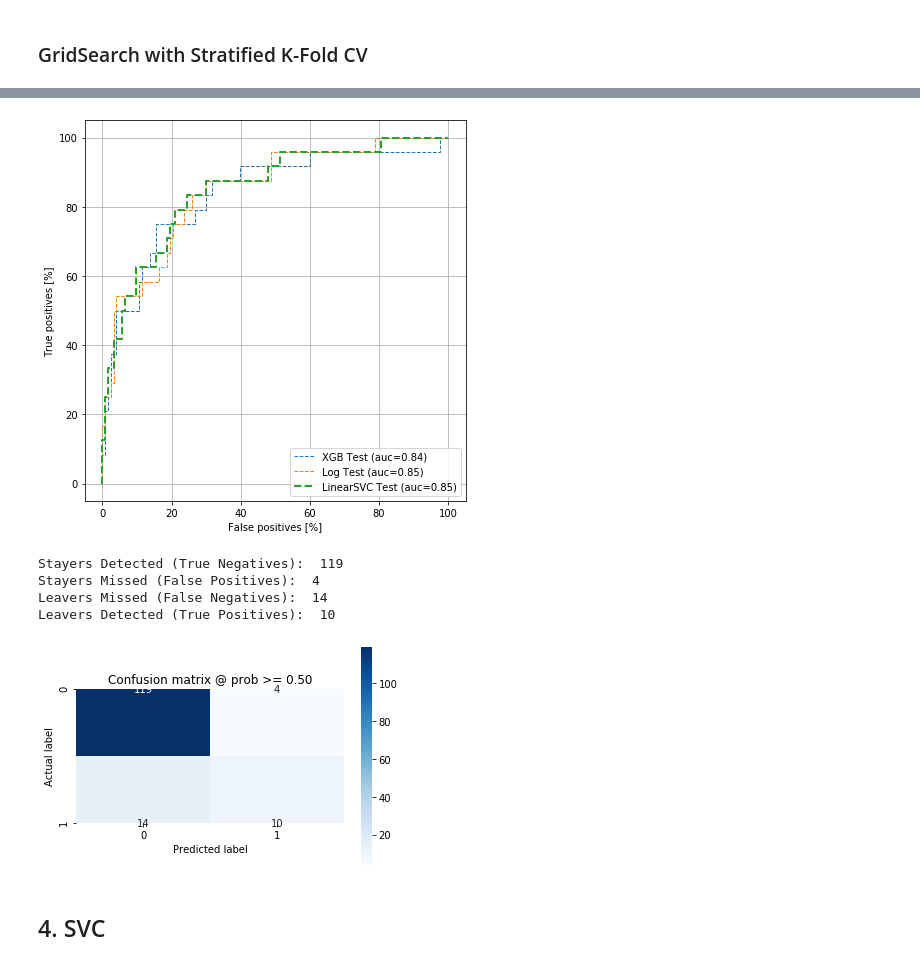
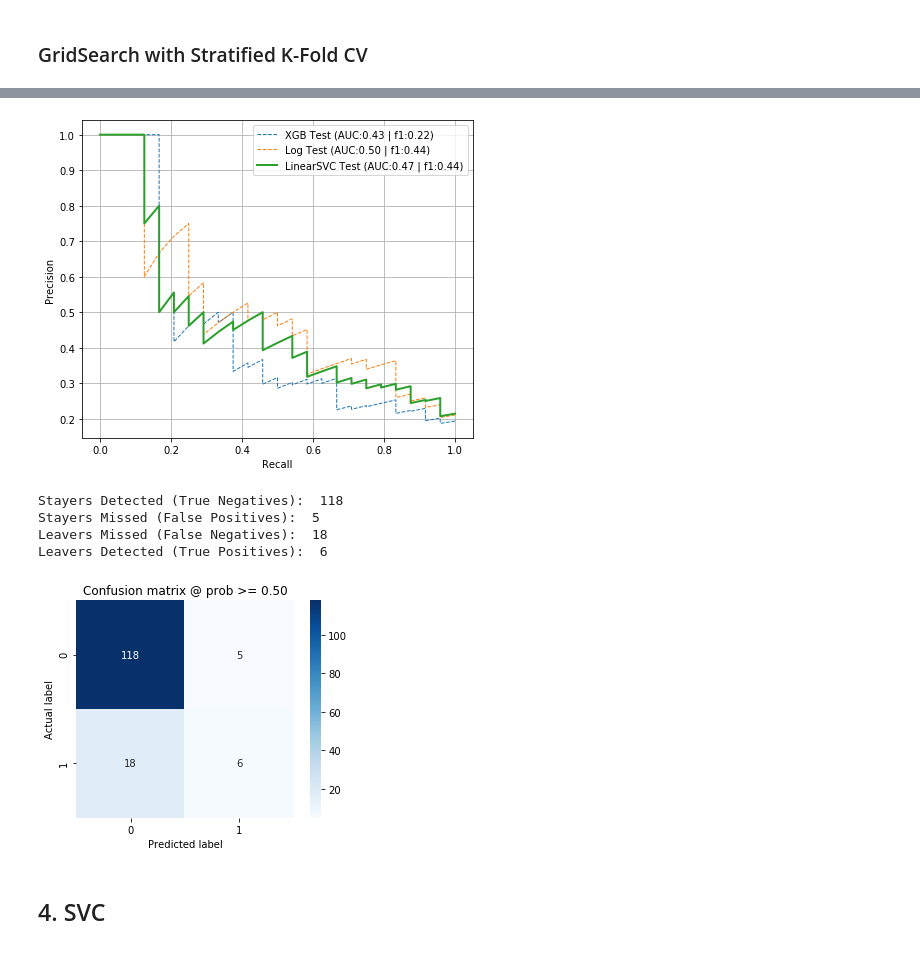
Before and after one commit to HenrikPereira/EDSBproject, a Jupyter notebook: Scripts/Data_models.ipynb, the cells around one changed output, grey strips where cells are left out. Saved outputs shown, nothing was run; the diff lists cells and outputs as text; code cells hidden in the pictures.

```diff
--- a/Scripts/Data_models.ipynb
+++ b/Scripts/Data_models.ipynb
@@ -248,6 +247,9 @@ XGBClassifier(base_score=0.5, booster='gbtree', colsample_bylevel=1,
 
 # Instantiate the cross validator
 skf = StratifiedKFold(n_splits=n_folds, shuffle=True)
+
+minmax = MinMaxScaler()
+train_feat_norm = minmax.fit_transform(train_features)
 
 # Loop through the indices the split() method returns
 for index, (train_indices, val_indices) in enumerate(skf.split(train_feat_norm, train_labels)):
@@ -261,5 +263,6 @@ for index, (train_indices, val_indices) in enumerate(skf.split(train_feat_norm,
 
     m_summary = save_metrics(m_summary, 'model_XGB', ytrain, model_XGB.predict_proba(xtrain)[:, 1], split_data='train', series='imbalanced')
     m_summary = save_metrics(m_summary, 'model_XGB', yval, model_XGB.predict_proba(xval)[:, 1], split_data='val', series='imbalanced')
+    m_summary = save_metrics(m_summary, 'model_XGB', test_labels, model_XGB.predict_proba(test_features)[:, 1], split_data='test', series='imbalanced')
 print('...Done')
 # %% [output]
@@ -361,5 +354,6 @@ for index, (train_indices, val_indices) in enumerate(skf.split(train_feat_norm,
 
     m_summary = save_metrics(m_summary, 'model_logistic', ytrain, model_logistic.predict_proba(xtrain)[:, 1], split_data='train', series='imbalanced')
     m_summary = save_metrics(m_summary, 'model_logistic', yval, model_logistic.predict_proba(xval)[:, 1], split_data='val', series='imbalanced')
+    m_summary = save_metrics(m_summary, 'model_logistic', test_labels, model_logistic.predict_proba(test_features)[:, 1], split_data='test', series='imbalanced')
 print('...Done')
 # %% [output]
@@ -441,0 +398,14 @@ LinearSVC(C=1, class_weight={0: 0.595945945945946, 1: 3.1056338028169015},
+# %%
+parameters_lsvc = [{
+    'C' : [i for i in range(1,10,2)],
+    'penalty' : ['l1', 'l2'],
+    'max_iter': [10000, 100000, 1000000]
+}]
+
+model_LinearSVC = grids_skf_lsvc(
+    train_features,
+    train_labels,
+    parameters_lsvc,
+    class_weights,
+    n_folds
+)
@@ -443,7 +422,7 @@ LinearSVC(C=1, class_weight={0: 0.595945945945946, 1: 3.1056338028169015},
 #m_summary = save_metrics(m_summary, 'model_LinearSVC', test_labels, model_LinearSVC.decision_function(test_features), split_data='test')
 
 # Instantiate the cross validator
-skf = StratifiedKFold(n_splits=10, shuffle=True)
+skf = StratifiedKFold(n_splits=n_folds, shuffle=True)
 
 # Loop through the indices the split() method returns
 for index, (train_indices, val_indices) in enumerate(skf.split(train_feat_norm, train_labels)):
@@ -457,5 +436,6 @@ for index, (train_indices, val_indices) in enumerate(skf.split(train_feat_norm,
 
     m_summary = save_metrics(m_summary, 'model_LinearSVC', ytrain, model_LinearSVC.decision_function(xtrain), split_data='train', series='imbalanced')
     m_summary = save_metrics(m_summary, 'model_LinearSVC', yval, model_LinearSVC.decision_function(xval), split_data='val', series='imbalanced')
+    m_summary = save_metrics(m_summary, 'model_LinearSVC', test_labels, model_LinearSVC.decision_function(test_features), split_data='test', series='imbalanced')
 print('...Done')
 # %% [output]
@@ -483,21 +462,21 @@ m_summary.groupby(['model', 'data']).mean().sort_values(by=['f1', 'recall'], asc
 # %%
 plt.figure(figsize=(7, 7))
-plot_roc("XGB Test", test_labels, model_XGB.predict_proba(test_features)[:, 1], lcolor=colors[0], lstyle='--', lwidth=1)
+plot_pr_curve("XGB Test", test_labels, model_XGB.predict_proba(test_features)[:, 1], model_XGB.predict(test_features), lcolor=colors[0], lstyle='--', lwidth=1)
 
-plot_roc("Log Test", test_labels, model_logistic.predict_proba(test_features)[:, 1], lcolor=colors[1], lstyle='--', lwidth=1)
+plot_pr_curve("Log Test", test_labels, model_logistic.predict_proba(test_features)[:, 1], model_logistic.predict(test_features), lcolor=colors[1], lstyle='--', lwidth=1)
 
-plot_roc("LinearSVC Test", test_labels, model_LinearSVC.decision_function(test_features), lcolor=colors[2], lstyle='--')
-plt.legend(loc='lower right')
+plot_pr_curve("LinearSVC Test", test_labels, model_LinearSVC.decision_function(test_features), model_logistic.predict(test_features), lcolor=colors[2], lstyle='-')
+plt.legend(loc='upper right')
 plt.show()
 
 plot_cm(test_labels, model_LinearSVC.decision_function(test_features))
 # %% [output]
-[figure, old version]
+[figure, new version]
-Stayers Detected (True Negatives):  119
-Stayers Missed (False Positives):  4
-Leavers Missed (False Negatives):  14
-Leavers Detected (True Positives):  10
+Stayers Detected (True Negatives):  118
+Stayers Missed (False Positives):  5
+Leavers Missed (False Negatives):  18
+Leavers Detected (True Positives):  6
-[figure, old version]
+[figure, new version]
 # %% [markdown]
 ## 4. SVC
 # %%
```
Also changed, not shown: parts of 110 cells of this notebook, 9 other files.
